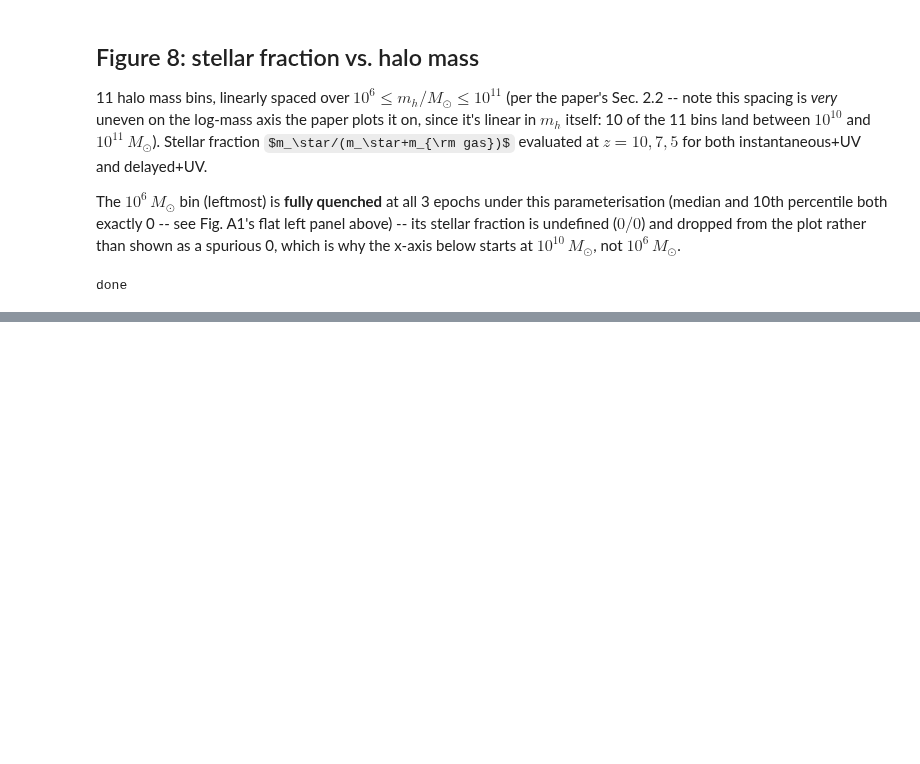
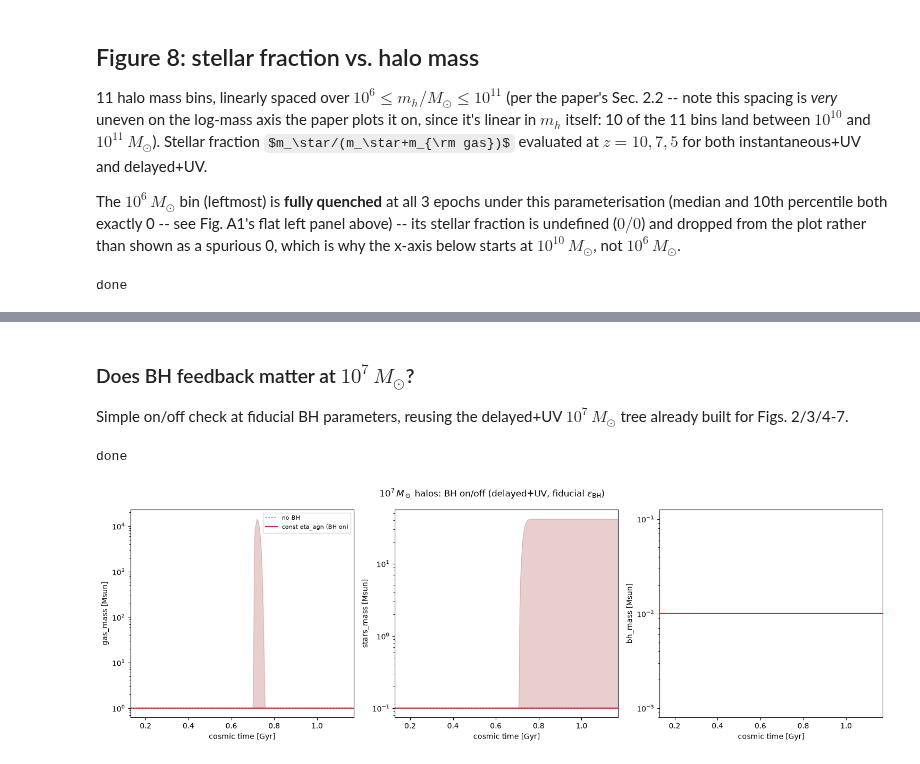
Before and after one commit to doctorcbpower/Ashvini, a Jupyter notebook: notebooks/menon_power_2024_all_figures.ipynb, the cells around one changed output, grey strips where cells are left out. Cells and saved outputs as stored; diff of their text form; code cells hidden in the pictures; some formulas as TeX source; blank space fills up the shorter version.

```diff
--- a/notebooks/menon_power_2024_all_figures.ipynb
+++ b/notebooks/menon_power_2024_all_figures.ipynb
@@ -368,0 +380,41 @@ plt.show()
+# %% [markdown]
+### Does BH feedback matter at $10^7\,M_\odot$?
+
+Simple on/off check at fiducial BH parameters, reusing the delayed+UV $10^7\,M_\odot$ tree already built for Figs. 2/3/4-7.
+# %%
+from ashvini import black_holes_growth as bh_growth
+
+res_1e7_bh = {}
+res_1e7_bh["no_bh"] = run_scenario(1e7, sn_type="delayed", uv_background=True, bh_enabled=False, keep_fields=("gas_mass", "stars_mass", "bh_mass"))
+res_1e7_bh["const_eta"] = run_scenario(1e7, sn_type="delayed", uv_background=True, bh_enabled=True, eta_agn=0.5, sigma_feedback_enabled=False, growth_cap_enabled=False, keep_fields=("gas_mass", "stars_mass", "bh_mass"))
+print("done")
+# %% [output]
+done
+# %%
+FLOOR_BH = dict(FLOOR)
+FLOOR_BH["bh_mass"] = 0.01
+
+def plot_bh_triple(axes, res, color, label, ls='-'):
+    t = res['cosmic_time']
+    for ax, field in zip(axes, ['gas_mass', 'stars_mass', 'bh_mass']):
+        floor = FLOOR_BH[field]
+        p10 = np.maximum(res[field + '_p10'], floor)
+        p50 = np.maximum(res[field + '_p50'], floor)
+        p90 = np.maximum(res[field + '_p90'], floor)
+        ax.plot(t, p50, color=color, ls=ls, label=label if field == 'gas_mass' else None)
+        ax.fill_between(t, p10, p90, color=color, alpha=0.15)
+        ax.set_yscale('log')
+        ax.set_xlim(t.min(), t.max())
+
+fig, axes = plt.subplots(1, 3, figsize=(15, 5))
+plot_bh_triple(axes, res_1e7_bh["no_bh"], 'grey', 'no BH', ls=':')
+plot_bh_triple(axes, res_1e7_bh["const_eta"], 'C3', 'const eta_agn (BH on)', ls='-')
+for ax, field in zip(axes, ['gas_mass', 'stars_mass', 'bh_mass']):
+    ax.set_xlabel('cosmic time [Gyr]')
+    ax.set_ylabel(f'{field} [Msun]')
+axes[0].legend(fontsize=8)
+fig.suptitle(r'$10^7\,M_\odot$ halos: BH on/off (delayed+UV, fiducial $\epsilon_{\rm BH}$)')
+plt.tight_layout()
+plt.show()
+# %% [output]
+[figure, added]
```
Also changed, not shown: parts of 13 cells of this notebook.
